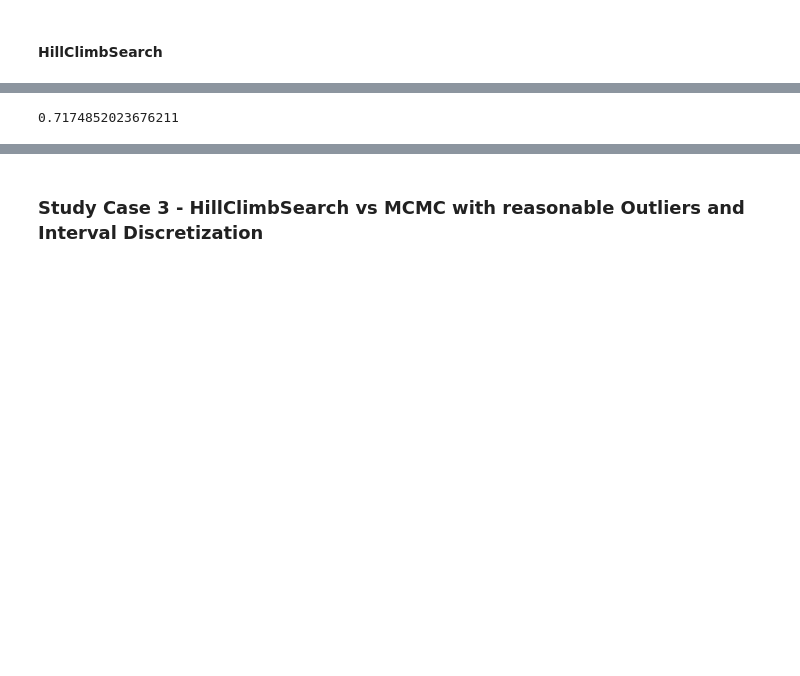
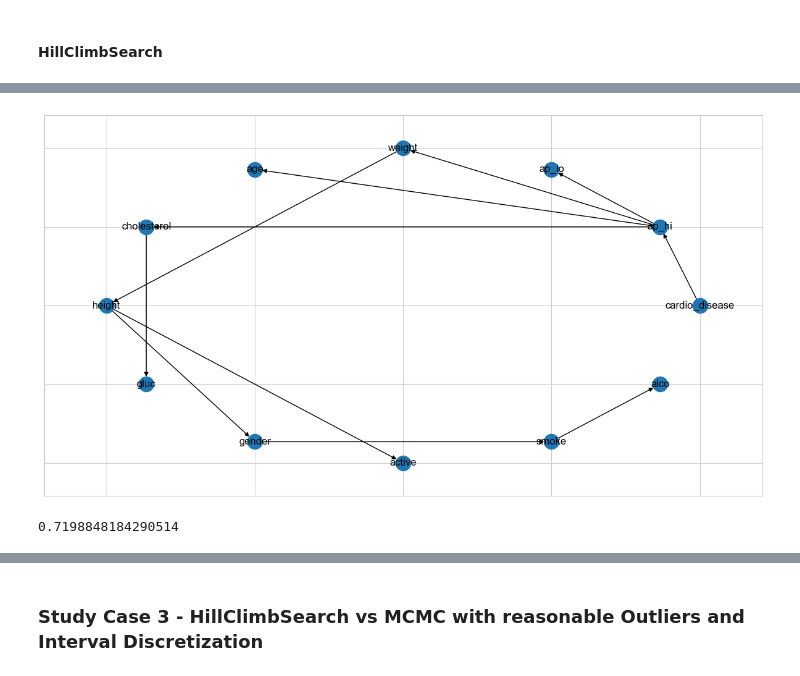
Before and after one commit to wredan/cardiovascular-disease-bayesian-network, a Jupyter notebook: cardiovascular_desease.ipynb, the cells around one changed output, grey strips where cells are left out. Drawn from its saved outputs; the diff is of its cells as text; code cells hidden in the pictures; blank space fills up the shorter version.

```diff
--- a/cardiovascular_desease.ipynb
+++ b/cardiovascular_desease.ipynb
@@ -338,0 +374,5 @@ draw_graphs([best_model])
+# %%
+best_model = tree_search_structural_learning(train_data, estimator_type="chow-liu")
+draw_graphs([best_model])
+# %% [output]
+[figure, added]
@@ -339,8 +405,9 @@ draw_graphs([best_model])
 # %%
-model = hill_climb_parameters_learning(best_model, train_data)
+model = parameters_learning(best_model, train_data)
 try:
     print(accuracy(model))
 except Exception as e:
     print("Error:", e)
+# 0.7174852023676211
 # %% [output]
-0.7174852023676211
+0.7198848184290514
```
Also changed, not shown: parts of 13 cells of this notebook.
